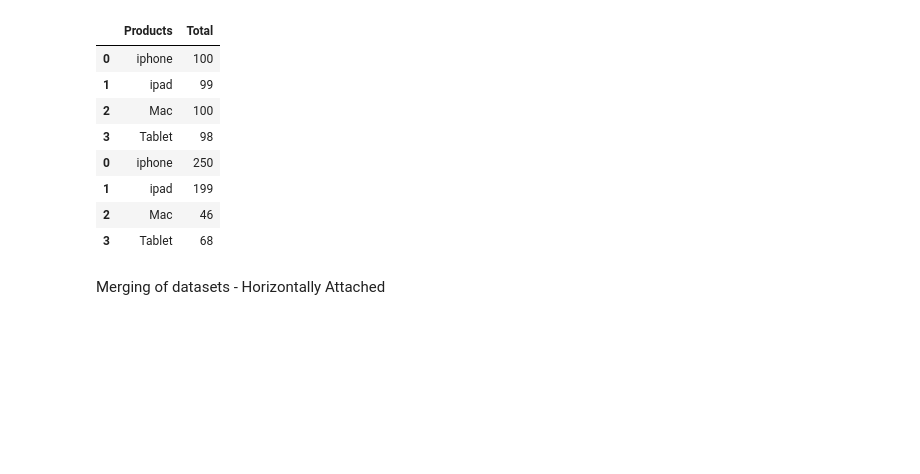
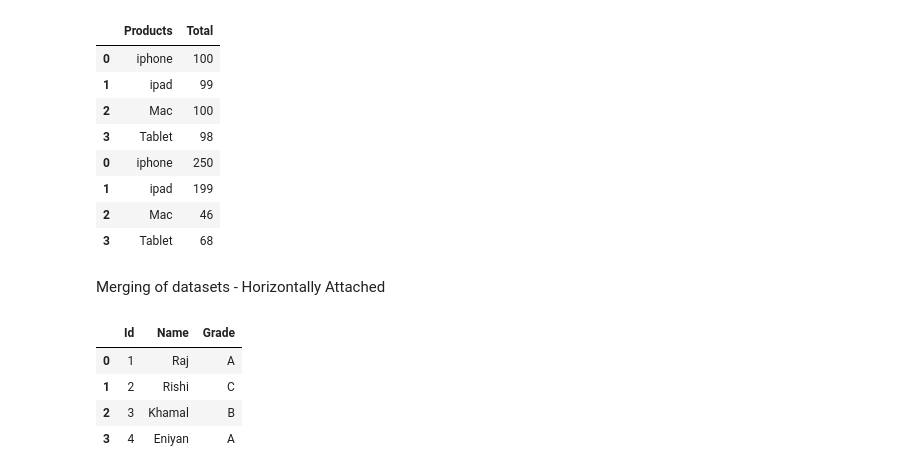
Before and after one commit to Nivetha1705/Practice-Data-Analytics, a Jupyter notebook: Python/Pandas(Travel dataset).ipynb, the cells around one changed output. Saved outputs shown, nothing was run; the diff lists cells and outputs as text; code cells hidden in the pictures; blank space fills up the shorter version.

Commit message:
Add Pandas Practice

```diff
--- a/Python/Pandas(Travel dataset).ipynb
+++ b/Python/Pandas(Travel dataset).ipynb
@@ -784,3 +784,25 @@ result
 | 3 | Tablet | 68 |
 # %% [markdown]
 Merging of datasets - Horizontally Attached
+# %%
+import pandas as pd
+data1={
+    "Id" : [1,2,3,4],
+    "Name" : ["Raj", "Rishi", "Khamal", "Eniyan"]
+}
+df1=pd.DataFrame(data1)
+
+data2={
+    "Id" : [1,2,3,4],
+    "Grade" : ["A", "C", "B", "A"]
+}
+df2=pd.DataFrame(data2)
+
+result=pd.merge(df1,df2, on = 'Id')
+result
+# %% [output]
+|  | Id | Name | Grade |
+| 0 | 1 | Raj | A |
+| 1 | 2 | Rishi | C |
+| 2 | 3 | Khamal | B |
+| 3 | 4 | Eniyan | A |
```
Also changed, not shown: parts of 8 cells of this notebook, 1 other file.
